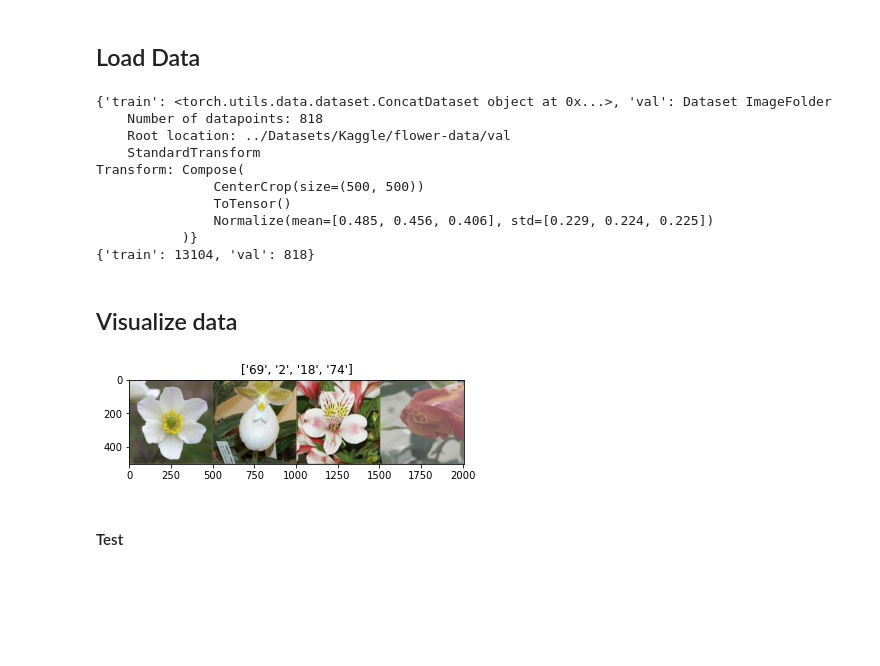
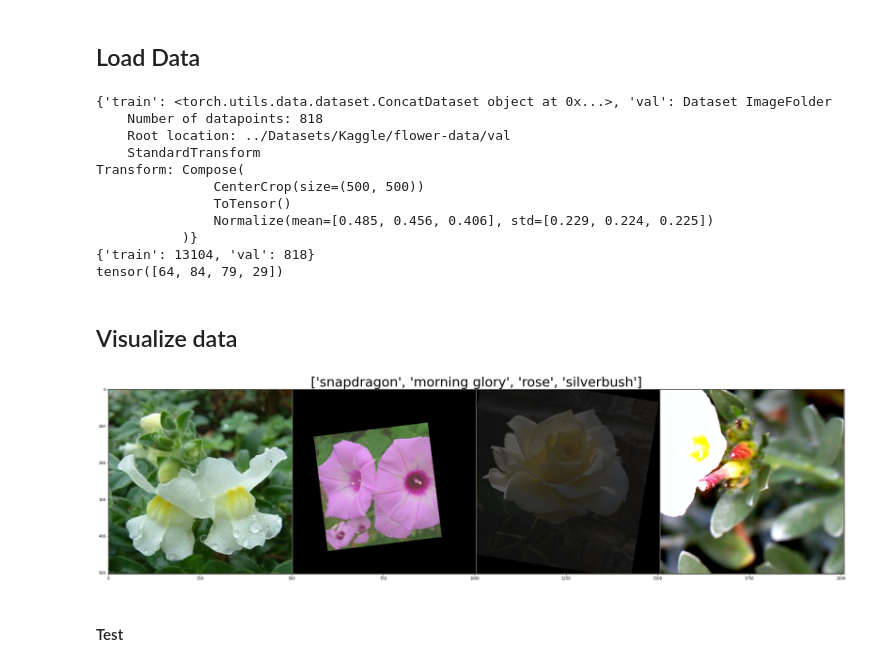
Before and after one commit to dm9717/flower-classification, a Jupyter notebook: Baseline_ResNet18_TensorBoard_DataAugmented_HyperparamsTuned.ipynb, the cells around one changed output. Saved outputs shown, nothing was run; the diff lists cells and outputs as text; code cells hidden in the pictures; blank space fills up the shorter version.

```diff
--- a/Baseline_ResNet18_TensorBoard_DataAugmented_HyperparamsTuned.ipynb
+++ b/Baseline_ResNet18_TensorBoard_DataAugmented_HyperparamsTuned.ipynb
@@ -65,6 +66,7 @@ device = torch.device("cuda:0" if torch.cuda.is_available() else "cpu")
 # %%
 print(image_datasets)
 print(dataset_sizes)
+print(classes)
 # %% [output]
 {'train': <torch.utils.data.dataset.ConcatDataset object at 0x...>, 'val': Dataset ImageFolder
     Number of datapoints: 818
@@ -76,6 +78,7 @@ Transform: Compose(
                Normalize(mean=[0.485, 0.456, 0.406], std=[0.229, 0.224, 0.225])
            )}
 {'train': 13104, 'val': 818}
+tensor([64, 84, 79, 29])
 # %% [markdown]
 ## Visualize data
 # %%
@@ -86,20 +89,29 @@ def imshow(inp, title=None):
     std = np.array([0.229, 0.224, 0.225])
     inp = std * inp + mean
     inp = np.clip(inp, 0, 1)
+    plt.figure(figsize=(36, 12))
     plt.imshow(inp)
+    plt.savefig("flowers.png")
     if title is not None:
-        plt.title(title)
+        plt.title(title, fontsize=36)
     plt.pause(0.001)  # pause a bit so that plots are updated
+# %%
+index_to_name_map = {}
+with open("../Datasets/Kaggle/flower-data/index_to_name.json") as json_file:
+    index_to_name_map = json.load(json_file)
+ordered_flower_names = []
+for key in sorted(index_to_name_map.keys()):
+    ordered_flower_names.append(index_to_name_map[key])
 # %%
 # Get a batch of training data
 inputs, classes = next(iter(dataloaders['train']))
 
 # Make a grid from batch for the visualization purposes
 out = torchvision.utils.make_grid(inputs)
 
-imshow(out, title=[class_names[x] for x in classes])
+imshow(out, title=[ordered_flower_names[x] for x in classes])
 # %% [output]
-[figure, old version]
+[figure, new version]
 # %% [markdown]
 #### Test
 # %%
```
Also changed, not shown: parts of 7 cells of this notebook, 3 other files.
